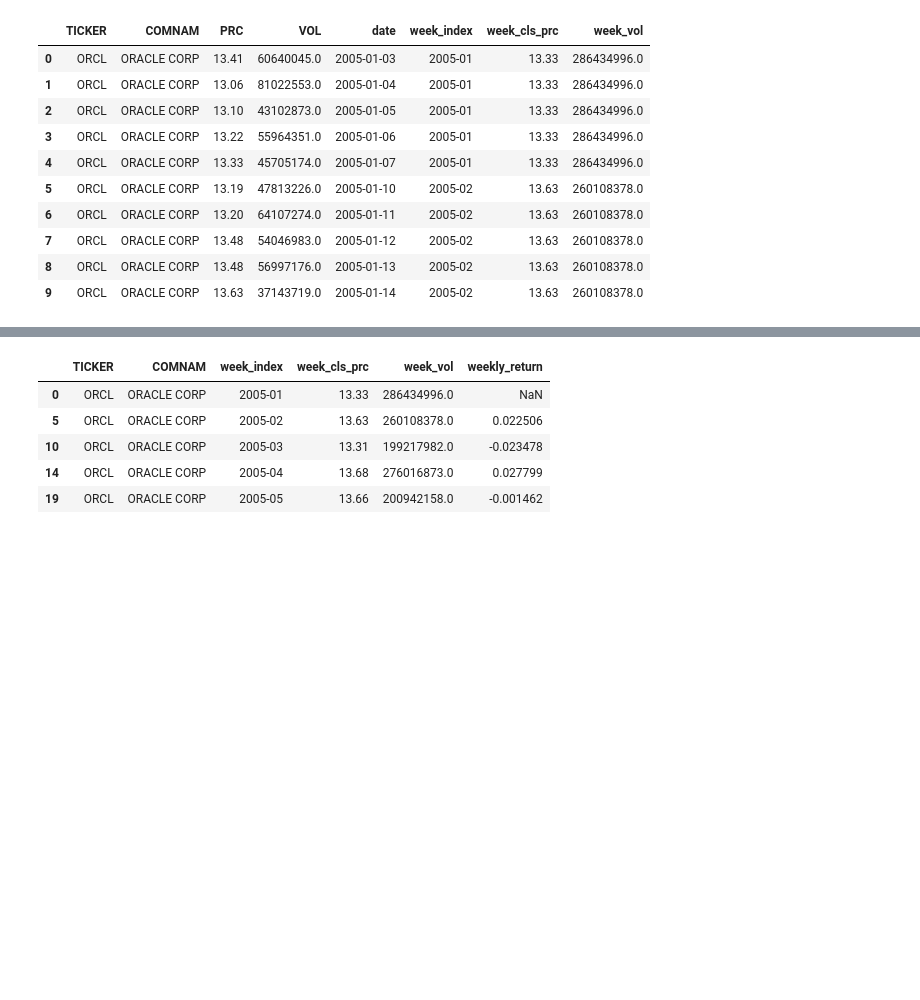
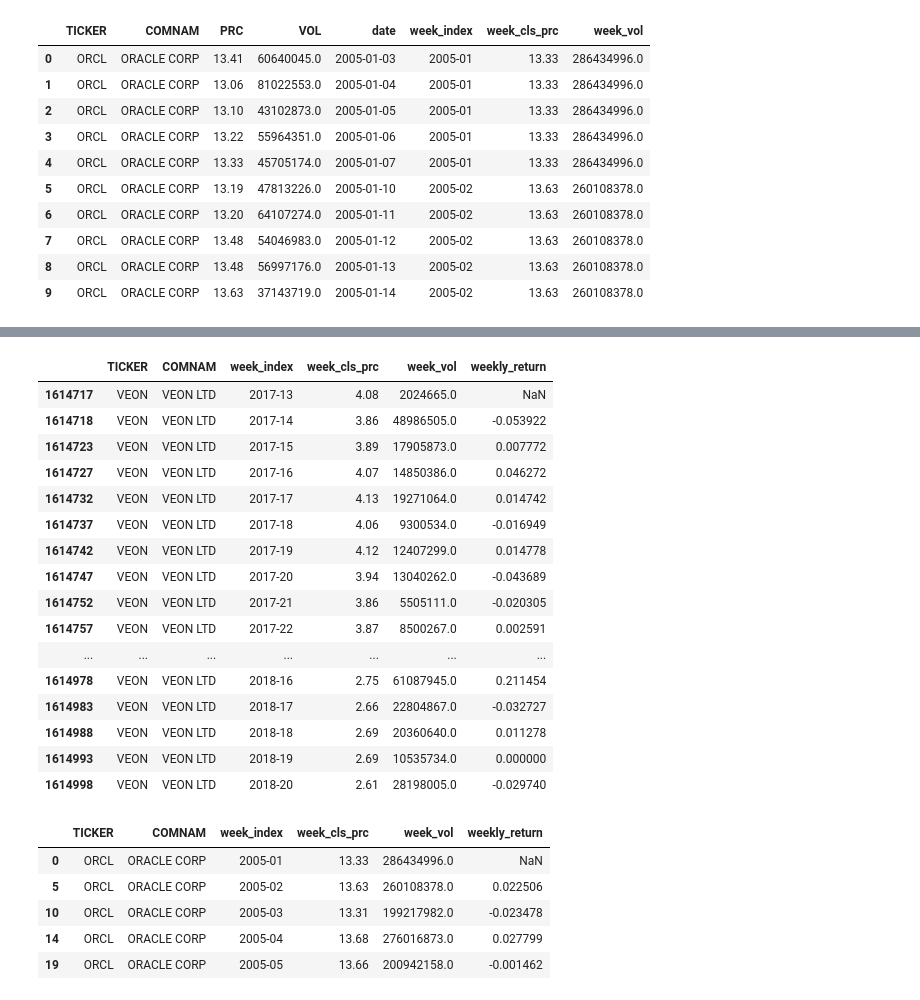
Before and after one commit to nikanhg/investor-attention-returns-patern, a Jupyter notebook: data-extraction/market_extraction.ipynb, the cells around one changed output, grey strips where cells are left out. Cells and saved outputs as stored; diff of their text form; code cells hidden in the pictures; blank space fills up the shorter version.

Commit message:
modified Weekly_market

```diff
--- a/data-extraction/market_extraction.ipynb
+++ b/data-extraction/market_extraction.ipynb
@@ -254,3 +306,24 @@ df5.head()
+# %%
+dff = df5[df5['TICKER'] =='VEON']
+dff.head(60)
+# %% [output]
+|  | TICKER | COMNAM | week_index | week_cls_prc | week_vol | weekly_return |
+| 1614717 | VEON | VEON LTD | 2017-13 | 4.08 | 2024665.0 | NaN |
+| 1614718 | VEON | VEON LTD | 2017-14 | 3.86 | 48986505.0 | -0.053922 |
+| 1614723 | VEON | VEON LTD | 2017-15 | 3.89 | 17905873.0 | 0.007772 |
+| 1614727 | VEON | VEON LTD | 2017-16 | 4.07 | 14850386.0 | 0.046272 |
+| 1614732 | VEON | VEON LTD | 2017-17 | 4.13 | 19271064.0 | 0.014742 |
+| 1614737 | VEON | VEON LTD | 2017-18 | 4.06 | 9300534.0 | -0.016949 |
+| 1614742 | VEON | VEON LTD | 2017-19 | 4.12 | 12407299.0 | 0.014778 |
+| 1614747 | VEON | VEON LTD | 2017-20 | 3.94 | 13040262.0 | -0.043689 |
+| 1614752 | VEON | VEON LTD | 2017-21 | 3.86 | 5505111.0 | -0.020305 |
+| 1614757 | VEON | VEON LTD | 2017-22 | 3.87 | 8500267.0 | 0.002591 |
+| ... | ... | ... | ... | ... | ... | ... |
+| 1614978 | VEON | VEON LTD | 2018-16 | 2.75 | 61087945.0 | 0.211454 |
+| 1614983 | VEON | VEON LTD | 2018-17 | 2.66 | 22804867.0 | -0.032727 |
+| 1614988 | VEON | VEON LTD | 2018-18 | 2.69 | 20360640.0 | 0.011278 |
+| 1614993 | VEON | VEON LTD | 2018-19 | 2.69 | 10535734.0 | 0.000000 |
+| 1614998 | VEON | VEON LTD | 2018-20 | 2.61 | 28198005.0 | -0.029740 |
 # %%
 # Add new column - Weekly Return = (Closing Price this week - Closing Price Last week) / Closing Price Last week
 df5['weekly_return'] = (df5['week_cls_prc'] - df5.groupby('TICKER')['week_cls_prc'].shift(1)) / df5.groupby('TICKER')['week_cls_prc'].shift(1)
```
Also changed, not shown: parts of 4 cells of this notebook, 1 other file.
